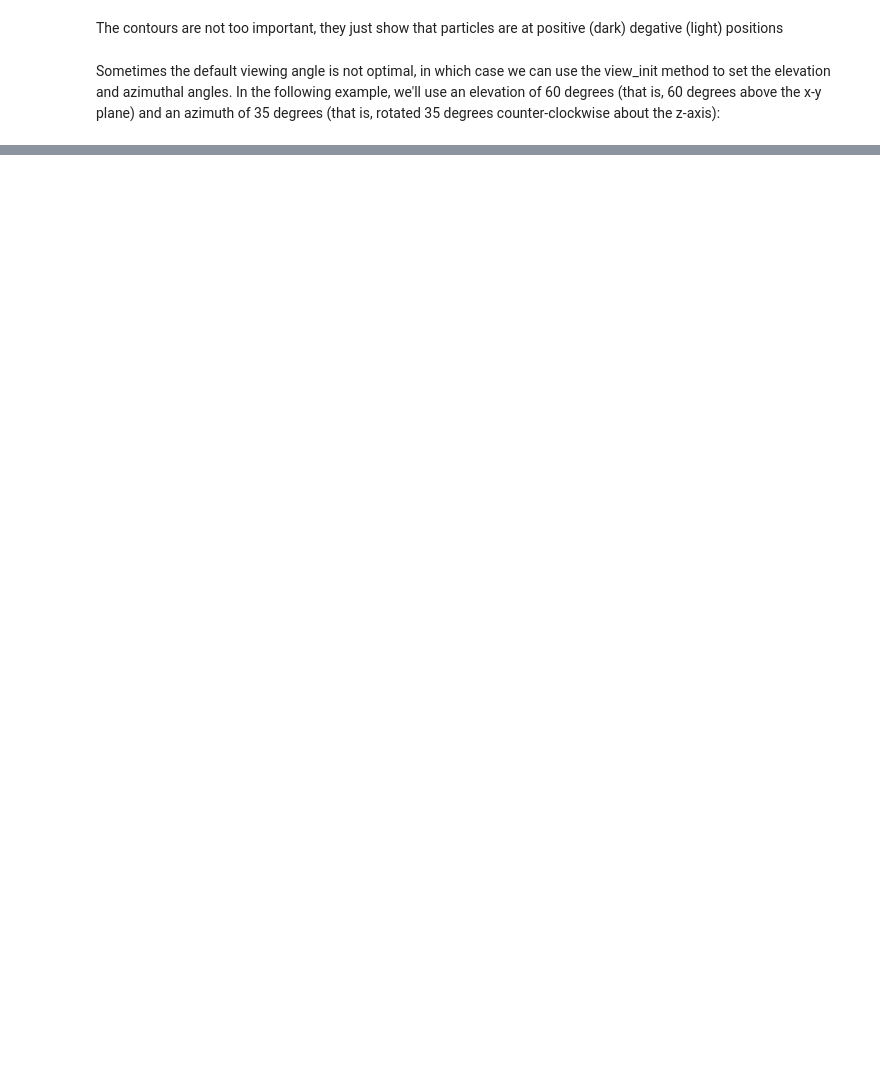
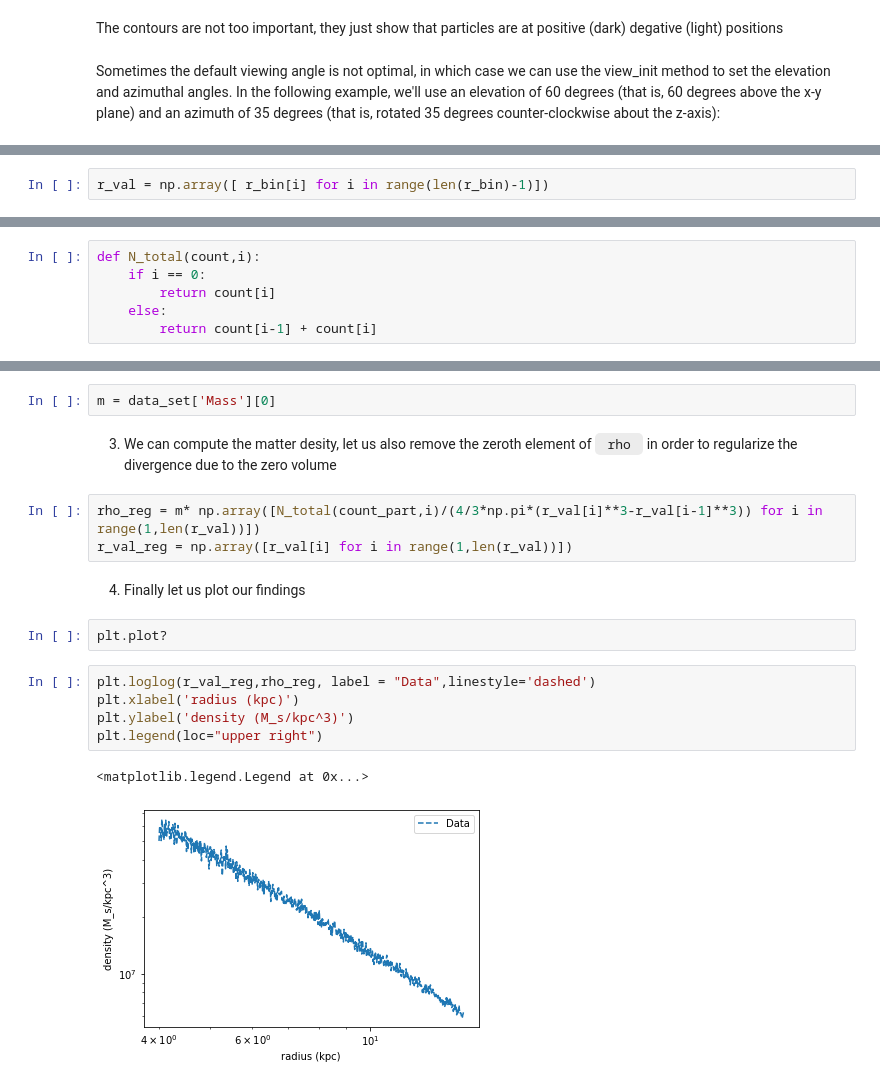
Before and after one commit to EXPLORE-for-students/python-tutorials, a Jupyter notebook: Tutorial 2/Tutorial_2_part_b.ipynb, the cells around one changed output, grey strips where cells are left out. Saved outputs shown, nothing was run; the diff lists cells and outputs as text; blank space fills up the shorter version.

```diff
--- a/Tutorial 2/Tutorial_2_part_b.ipynb
+++ b/Tutorial 2/Tutorial_2_part_b.ipynb
@@ -754,0 +501,2 @@ Do a 3 dimensional plot for the particles linear momentum. Recall the linear mom
+# %%
+r_val = np.array([ r_bin[i] for i in range(len(r_bin)-1)])
@@ -754,0 +505,6 @@ Do a 3 dimensional plot for the particles linear momentum. Recall the linear mom
+# %%
+def N_total(count,i):
+    if i == 0:
+        return count[i]
+    else:
+        return count[i-1] + count[i]
@@ -754,0 +513,19 @@ Do a 3 dimensional plot for the particles linear momentum. Recall the linear mom
+# %%
+m = data_set['Mass'][0]
+# %% [markdown]
+3) We can compute the matter desity, let us also remove the zeroth element of <code> rho </code> in order to regularize the divergence due to the zero volume
+# %%
+rho_reg = m* np.array([N_total(count_part,i)/(4/3*np.pi*(r_val[i]**3-r_val[i-1]**3)) for i in range(1,len(r_val))])
+r_val_reg = np.array([r_val[i] for i in range(1,len(r_val))])
+# %% [markdown]
+4) Finally let us plot our findings
+# %%
+plt.plot?
+# %%
+plt.loglog(r_val_reg,rho_reg, label = "Data",linestyle='dashed')
+plt.xlabel('radius (kpc)')
+plt.ylabel('density (M_s/kpc^3)')
+plt.legend(loc="upper right")
+# %% [output]
+<matplotlib.legend.Legend at 0x...>
+[figure, added]
```
Also changed, not shown: parts of 207 cells of this notebook.
